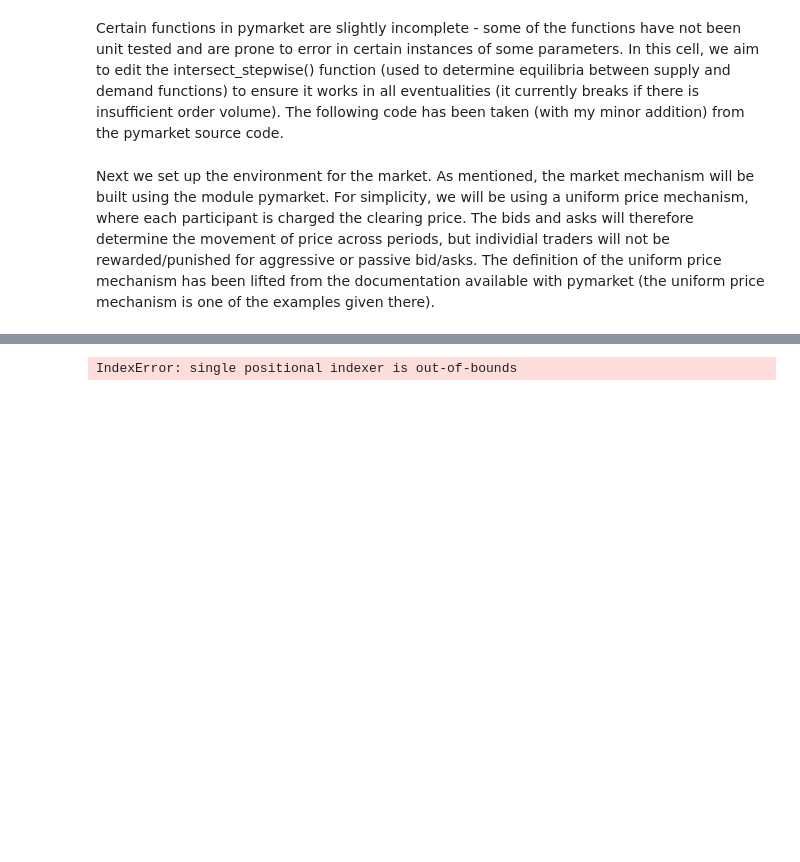
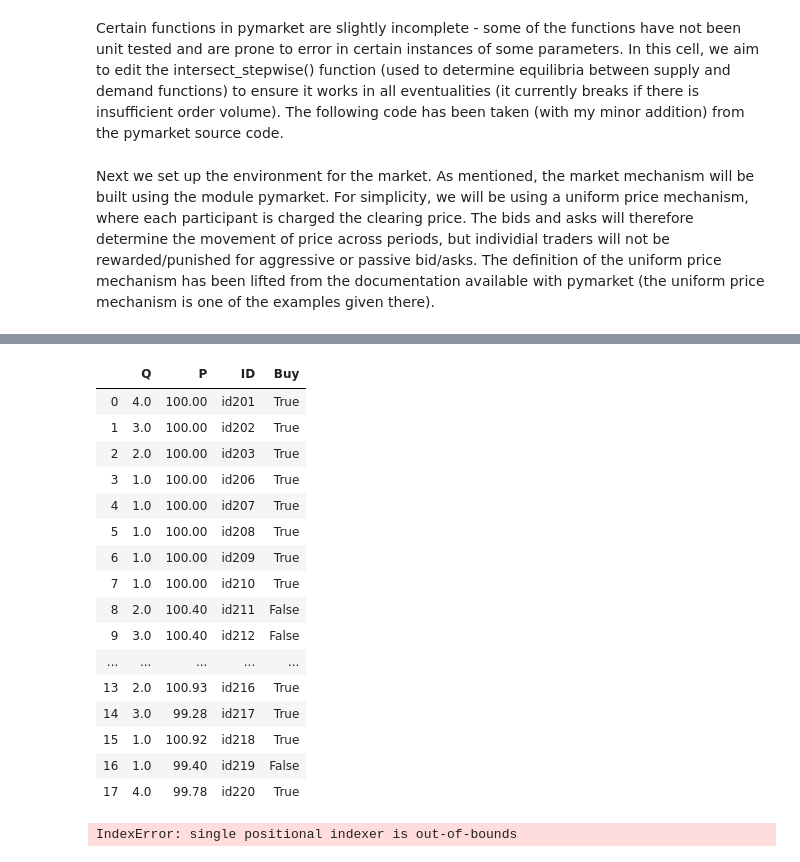
Before and after one commit to karansgarg/rae_repo, a Jupyter notebook: market_simulation.ipynb, the cells around one changed output, grey strips where cells are left out. Drawn from its saved outputs; the diff is of its cells as text; code cells hidden in the pictures; blank space fills up the shorter version.

```diff
--- a/market_simulation.ipynb
+++ b/market_simulation.ipynb
@@ -608,4 +603,27 @@ for period in range(10):
     for order in orders:
         mar.accept_bid(*bid)
     transactions, extras = mar.run("uniform")
+# %%
+ordersdf = pd.DataFrame(orders, columns = ["Q", "P", "ID", "Buy"])
+ordersdf
+
+bidsdf = ordersdf
+# %% [output]
+|  | Q | P | ID | Buy |
+| 0 | 4.0 | 100.00 | id201 | True |
+| 1 | 3.0 | 100.00 | id202 | True |
+| 2 | 2.0 | 100.00 | id203 | True |
+| 3 | 1.0 | 100.00 | id206 | True |
+| 4 | 1.0 | 100.00 | id207 | True |
+| 5 | 1.0 | 100.00 | id208 | True |
+| 6 | 1.0 | 100.00 | id209 | True |
+| 7 | 1.0 | 100.00 | id210 | True |
+| 8 | 2.0 | 100.40 | id211 | False |
+| 9 | 3.0 | 100.40 | id212 | False |
+| ... | ... | ... | ... | ... |
+| 13 | 2.0 | 100.93 | id216 | True |
+| 14 | 3.0 | 99.28 | id217 | True |
+| 15 | 1.0 | 100.92 | id218 | True |
+| 16 | 1.0 | 99.40 | id219 | False |
+| 17 | 4.0 | 99.78 | id220 | True |
 # %%
```
Also changed, not shown: parts of 5 cells of this notebook, 1 other file.
